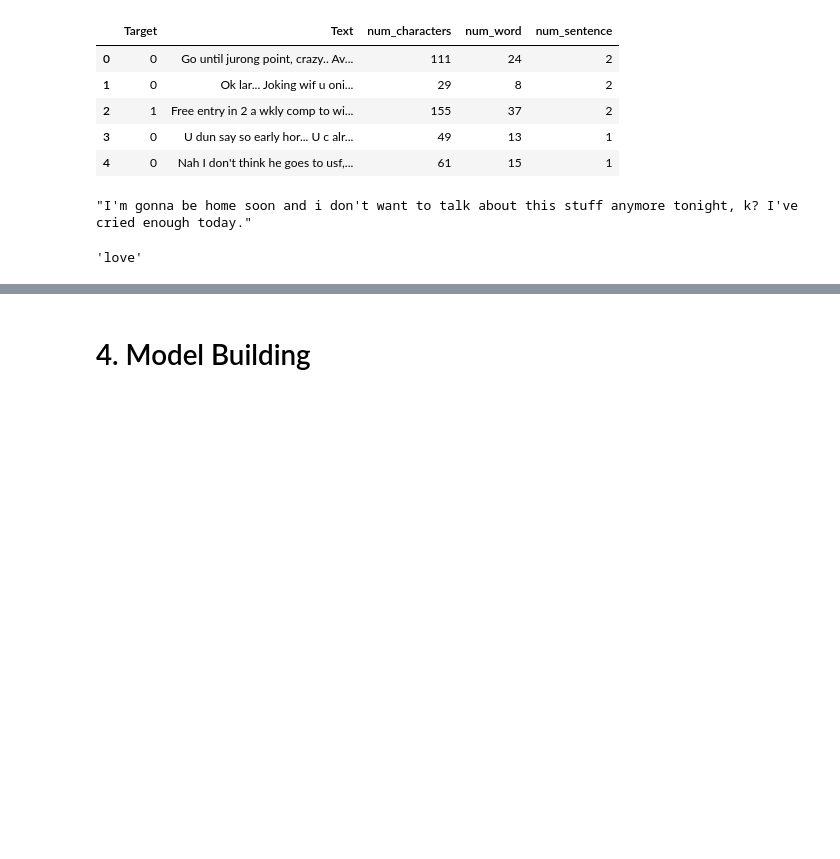
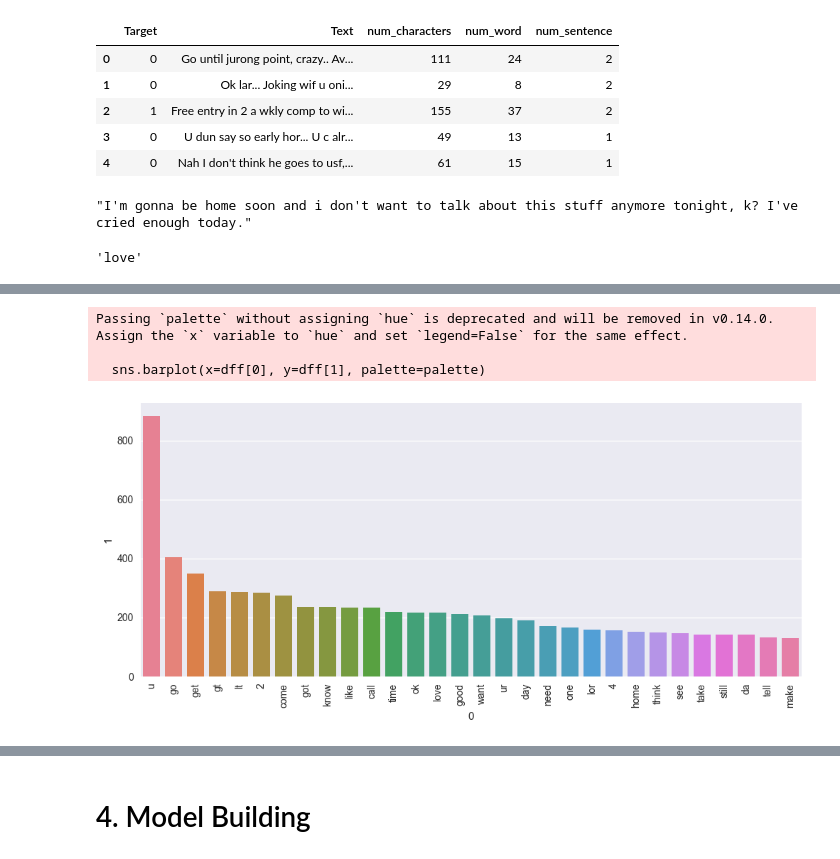
Before and after one commit to suyashmudgal/Machine__Learning, a Jupyter notebook: project2/sms_spam_detection.ipynb, the cells around one changed output, grey strips where cells are left out. Saved outputs shown, nothing was run; the diff lists cells and outputs as text; code cells hidden in the pictures; blank space fills up the shorter version.

```diff
--- a/project2/sms_spam_detection.ipynb
+++ b/project2/sms_spam_detection.ipynb
@@ -386,20 +410,25 @@ NameError: name 'spam_corpus' is not defined
 # %%
 from collections import Counter
 import pandas as pd
 import seaborn as sns
 import matplotlib.pyplot as plt
 
-dff = pd.DataFrame(Counter(spam_corpus).most_common(30))
+dff = pd.DataFrame(Counter(ham_corpus).most_common(30))
 
 # create colourful palette
 palette = sns.color_palette("husl", len(dff))
 
 
 
 
 plt.figure(figsize=(12,5))
 sns.barplot(x=dff[0], y=dff[1], palette=palette)
 plt.xticks(rotation='vertical')
 plt.show()
+# %% [output]
+Passing `palette` without assigning `hue` is deprecated and will be removed in v0.14.0. Assign the `x` variable to `hue` and set `legend=False` for the same effect.
+
+  sns.barplot(x=dff[0], y=dff[1], palette=palette)
+[figure, added]
 # %%
 df.head()
```
Also changed, not shown: parts of 37 cells of this notebook.
